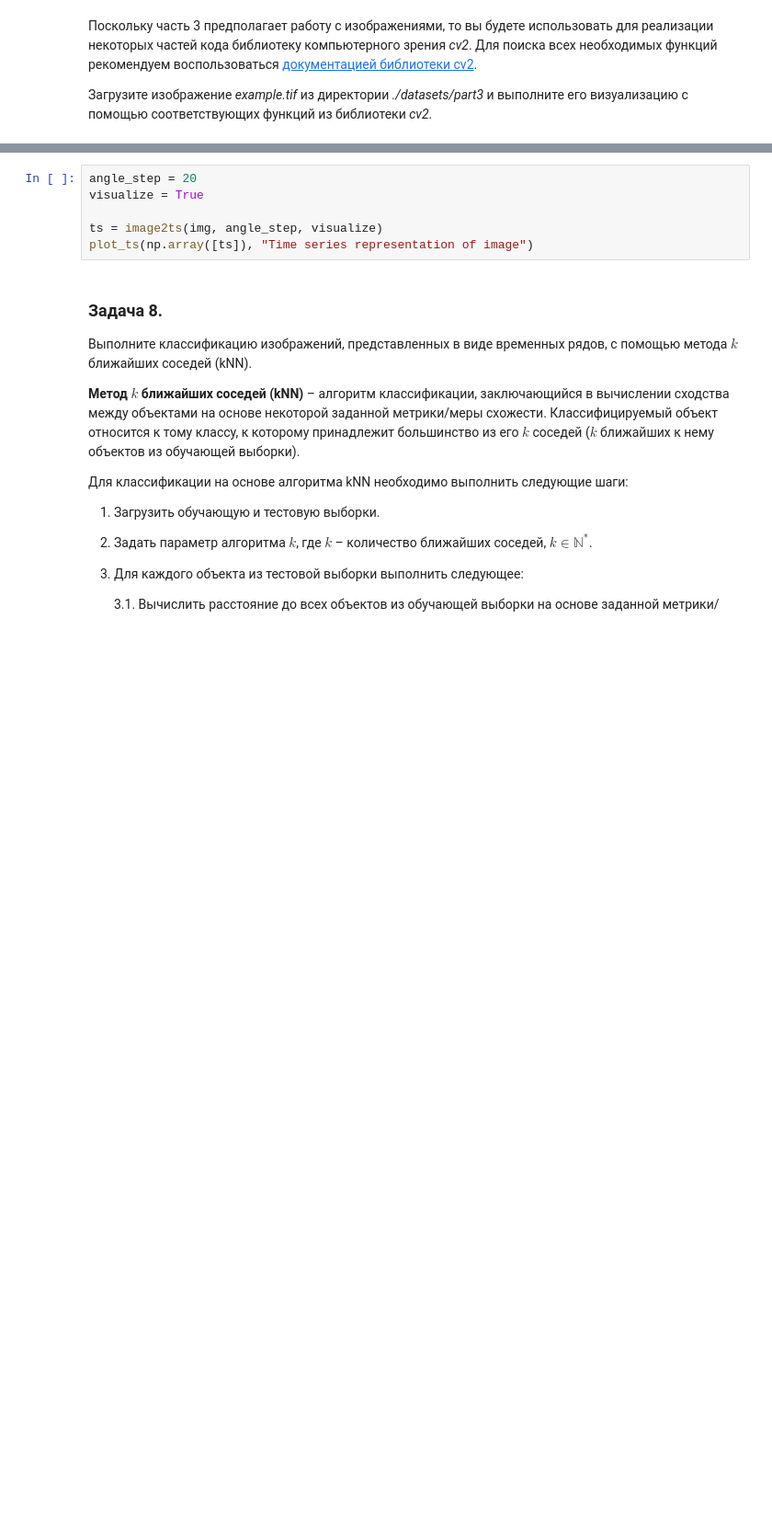
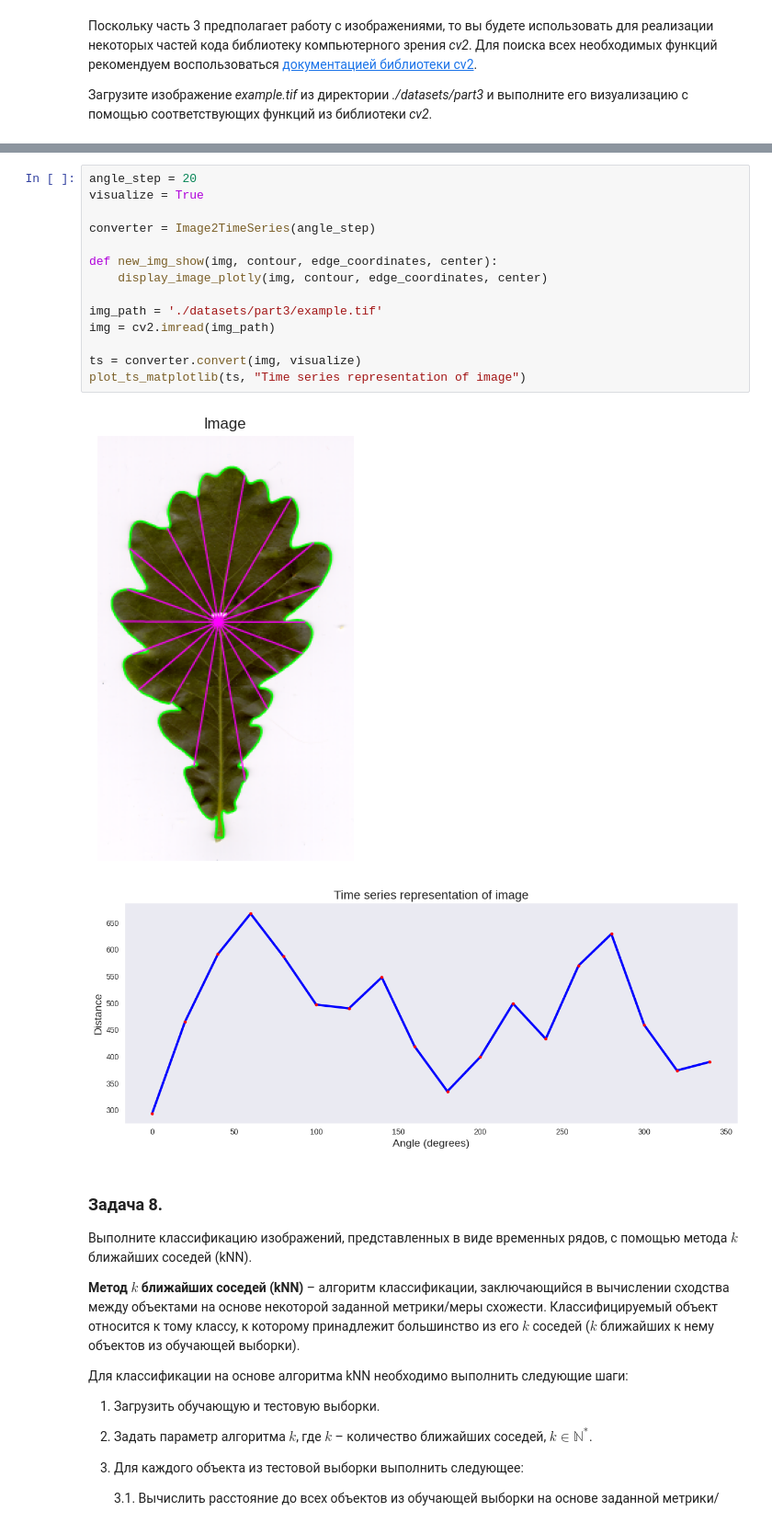
Before and after one commit to Dblue44/2025-Stakheev-TimeSeriesCourse, a Jupyter notebook: practice/01 Basics/01 Basics.ipynb, the cells around one changed output, grey strips where cells are left out. Shown at 92% size. Saved outputs shown, nothing was run; the diff lists cells and outputs as text; blank space fills up the shorter version.

```diff
--- a/practice/01 Basics/01 Basics.ipynb
+++ b/practice/01 Basics/01 Basics.ipynb
@@ -946,9 +1264,20 @@ T = \{t_i\}_{i=1}^K,\;где \; t_i = dist(O, P_i), \; P_i \in P.
 # %%
 angle_step = 20
 visualize = True
 
-ts = image2ts(img, angle_step, visualize)
-plot_ts(np.array([ts]), "Time series representation of image")
+converter = Image2TimeSeries(angle_step)
+
+def new_img_show(img, contour, edge_coordinates, center):
+    display_image_plotly(img, contour, edge_coordinates, center)
+
+img_path = './datasets/part3/example.tif'
+img = cv2.imread(img_path)
+
+ts = converter.convert(img, visualize)
+plot_ts_matplotlib(ts, "Time series representation of image")
+# %% [output]
+[figure, added]
+[figure, added]
 # %% [markdown]
 ### **Задача 8.**
 
```
Also changed, not shown: parts of 16 cells of this notebook.
